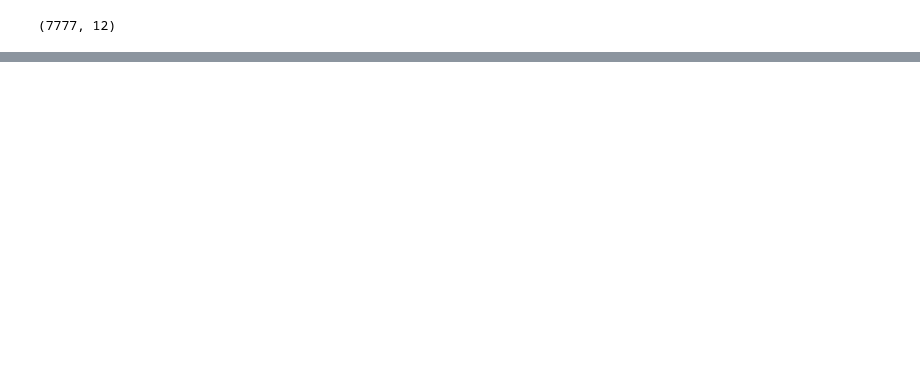
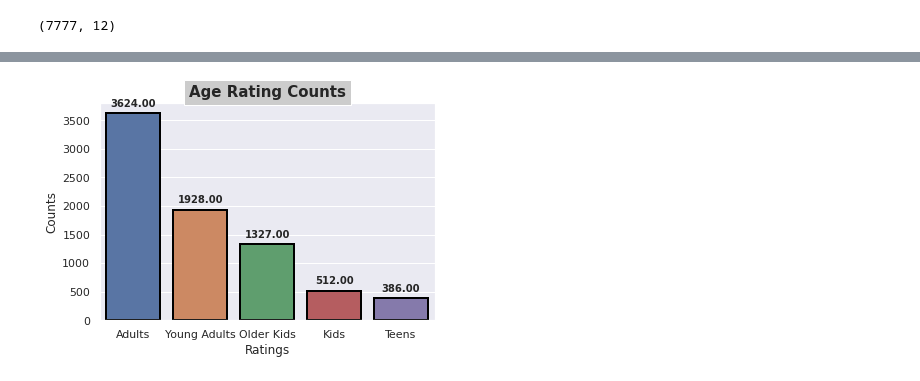
Before and after one commit to aryarajat/NETFLIX-MOVIES-AND-TV-SHOWS-CLUSTERING, a Jupyter notebook: NETFLIX_MOVIES_AND_TV_SHOWS_CLUSTERING.ipynb, the cells around one changed output, grey strips where cells are left out. Drawn from its saved outputs; the diff is of its cells as text; code cells hidden in the pictures; blank space fills up the shorter version.

```diff
--- a/NETFLIX_MOVIES_AND_TV_SHOWS_CLUSTERING.ipynb
+++ b/NETFLIX_MOVIES_AND_TV_SHOWS_CLUSTERING.ipynb
@@ -214,0 +278,14 @@ netflix_df.shape
+# %%
+# Ploting the countplot
+plt.figure(figsize=(10,8))
+ax=sns.countplot('type',data=netflix_df,lw=4, ec='black',
+                  hatch='/')
+plt.title('Type of Content', fontsize=15,fontweight='bold',
+          bbox={'facecolor':'0.8', 'pad':5},)
+plt.xlabel('Type',fontsize=12)
+plt.ylabel('Counts',fontsize=12)
+plt.legend()
+# Adding Annotation
+for p in ax.patches:
+  ax.annotate(format(p.get_height(), '.2f'), (p.get_x() + p.get_width() / 2., p.get_height())
+  , ha = 'center', va = 'center', xytext = (0, 10), textcoords = 'offset points',fontsize=14)
@@ -214,0 +339,16 @@ netflix_df.shape
+# %%
+# Ploting the countplot for movie and Tv show ratings
+plt.figure(figsize=(12,10))
+sns.set(style="darkgrid")
+ax=sns.countplot('rating',data=netflix_df,lw=2, ec='black',hue='type',
+                  order = netflix_df['rating'].value_counts().index)
+plt.title('Rating Counts', fontsize=15,fontweight='bold',
+          bbox={'facecolor':'0.8', 'pad':5},)
+plt.xlabel('Ratings',fontsize=12)
+plt.ylabel('Counts',fontsize=12)
+
+# Adding Annotation
+for p in ax.patches:
+  ax.annotate(format(p.get_height(), '.0f'), (p.get_x() + p.get_width() / 2.,
+  p.get_height()), ha = 'center', va = 'center', xytext = (0, 10),
+  textcoords = 'offset points',fontsize=10, fontweight='bold')
@@ -214,0 +367,16 @@ netflix_df.shape
+# %%
+# Countplot for Adult, Teen, Kids, Older Kids
+ax=sns.countplot('age_rating',data=netflix_df,lw=2, ec='black',
+                  order = netflix_df['age_rating'].value_counts().index)
+plt.title('Age Rating Counts', fontsize=15,fontweight='bold',
+          bbox={'facecolor':'0.8', 'pad':5},)
+plt.xlabel('Ratings',fontsize=12)
+plt.ylabel('Counts',fontsize=12)
+
+# Adding Annotation
+for p in ax.patches:
+  ax.annotate(format(p.get_height(), '.2f'), (p.get_x() + p.get_width() / 2.,
+  p.get_height()), ha = 'center', va = 'center', xytext = (0, 10),
+  textcoords = 'offset points',fontsize=10, fontweight='bold')
+# %% [output]
+[figure, added]
```
Also changed, not shown: parts of 32 cells of this notebook.
